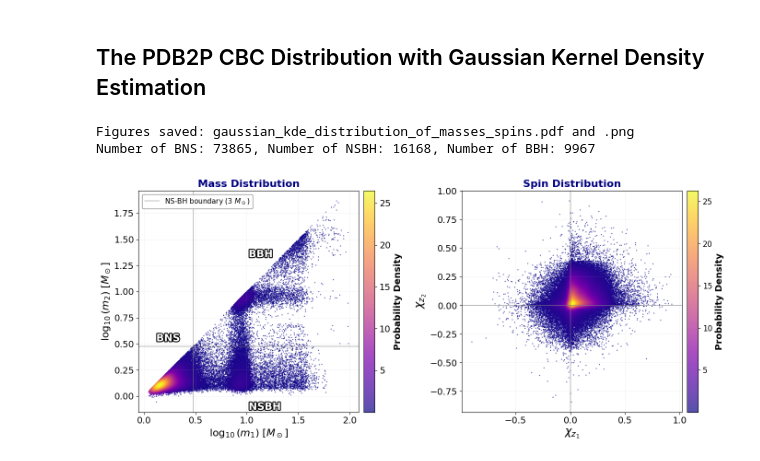
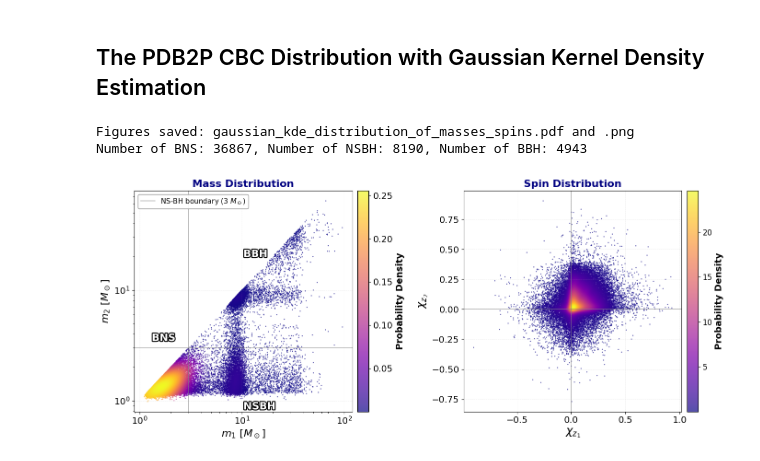
Before and after one commit to weizmannk/cbc-population-distributions, a Jupyter notebook: scripts/quick_start.ipynb, the cells around one changed output. Drawn from its saved outputs; the diff is of its cells as text; code cells hidden in the pictures.

```diff
--- a/scripts/quick_start.ipynb
+++ b/scripts/quick_start.ipynb
@@ -749,7 +755,7 @@ plt.show()
 # ============================================================================
 # Configuration
 # ============================================================================
-N_SAMPLES = 100_000
+N_SAMPLES = 10_000
 FIGURE_SIZE = (14, 6)
 FONT_SIZE_LABEL = 16
 FONT_SIZE_TICK = 14
@@ -787,8 +793,8 @@ fig, axes = plt.subplots(1, 2, figsize=FIGURE_SIZE)
 ax1 = axes[0]
 
 # Mass distribution (log scale)
-mass1 = np.log10(Farah["mass1"])
-mass2 = np.log10(Farah["mass2"])
+mass1 = Farah["mass1"] #np.log10(Farah["mass1"])
+mass2 = Farah["mass2"] #np.log10(Farah["mass2"])
 
 # Compute KDE
 xy_mass = np.vstack([mass1, mass2])
@@ -814,7 +820,7 @@ scatter1 = ax1.scatter(
 )
 
 # Add separation lines for BNS/NSBH/BBH
-log_ns_max = np.log10(ns_max_mass)
+log_ns_max = ns_max_mass #np.log10(ns_max_mass)
 
 # Horizontal line at ns_max_mass (separates NS from BH on mass2 axis)
 ax1.axhline(
@@ -867,10 +873,10 @@ ax1.text(
 
 # Customize axes
 ax1.set_xlabel(
-    r"$\log_{10}(m_1)\ [M_\odot]$", fontsize=FONT_SIZE_LABEL, fontweight="bold"
+    r"$ m_1 \ [M_\odot]$", fontsize=FONT_SIZE_LABEL, fontweight="bold"
 )
 ax1.set_ylabel(
-    r"$\log_{10}(m_2)\ [M_\odot]$", fontsize=FONT_SIZE_LABEL, fontweight="bold"
+    r"$ m_2 \ [M_\odot]$", fontsize=FONT_SIZE_LABEL, fontweight="bold"
 )
 ax1.tick_params(axis="both", which="major", labelsize=FONT_SIZE_TICK)
 ax1.set_title(
@@ -888,6 +894,8 @@ cbar1 = fig.colorbar(scatter1, ax=ax1, pad=0.02)
 cbar1.set_label("Probability Density", fontsize=FONT_SIZE_CBAR, fontweight="bold")
 cbar1.ax.tick_params(labelsize=FONT_SIZE_TICK)
 
+ax1.set_xscale("log")
+ax1.set_yscale("log")
 # ============================================================================
 # RIGHT PLOT: Spin Distribution
 # ============================================================================
@@ -942,34 +950,34 @@ cbar1.ax.tick_params(labelsize=FONT_SIZE_TICK)
 # ============================================================================
 # Save
 # ============================================================================
 plt.tight_layout()
 
 plt.savefig(
-    f"{OUTPUT_DIR}/gaussian_kde_distribution_of_masses_spins.pdf",
+    f"{OUTPUT_DIR}/gaussian_kde_distribution_of_masses_spins_logscale.pdf",
     dpi=300,
     bbox_inches="tight",
     pad_inches=0.05,
 )
 plt.savefig(
-    f"{OUTPUT_DIR}/gaussian_kde_distribution_of_masses_spins.png",
+    f"{OUTPUT_DIR}/gaussian_kde_distribution_of_masses_spins_logscale.png",
     dpi=300,
     bbox_inches="tight",
     pad_inches=0.05,
 )
 print("Figures saved: gaussian_kde_distribution_of_masses_spins.pdf and .png")
 
 # ============================================================================
 # Print population statistics
 # ============================================================================
 print(
     f"Number of BNS: {len(Farah[(Farah['mass1'] < ns_max_mass)])}, "
     f"Number of NSBH: {len(Farah[(Farah['mass1'] >= ns_max_mass) & (Farah['mass2'] < ns_max_mass)])}, "
     f"Number of BBH: {len(Farah[(Farah['mass2'] >= ns_max_mass)])}"
 )
 
 
 plt.show()
 # %% [output]
 Figures saved: gaussian_kde_distribution_of_masses_spins.pdf and .png
-Number of BNS: 73865, Number of NSBH: 16168, Number of BBH: 9967
+Number of BNS: 36867, Number of NSBH: 8190, Number of BBH: 4943
-[figure, old version]
+[figure, new version]
```
Also changed, not shown: parts of 2 cells of this notebook.
